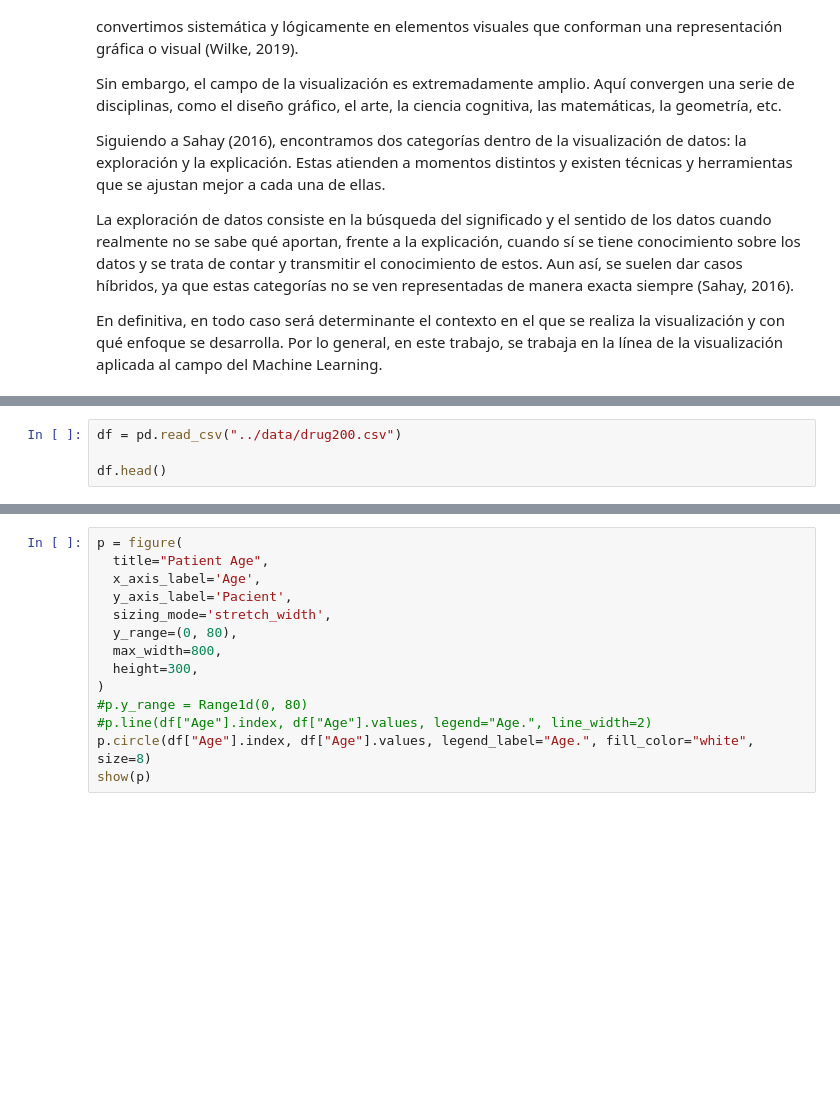
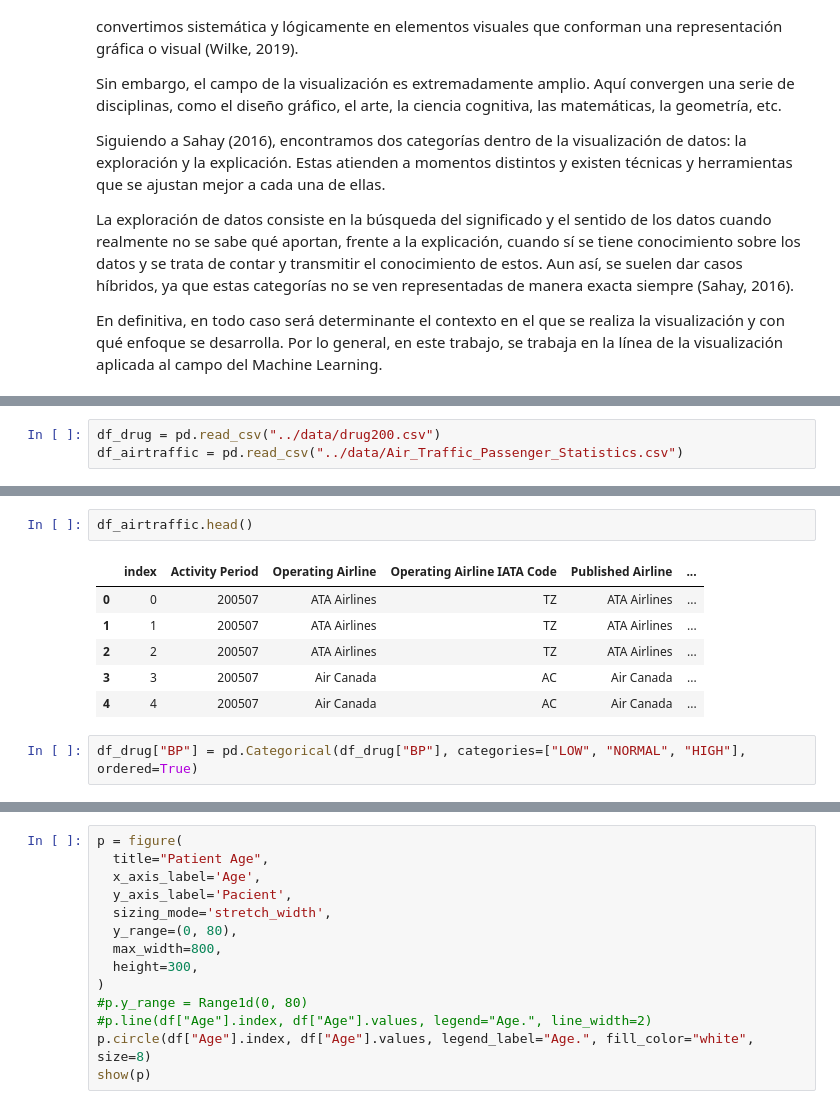
Before and after one commit to mrf1989/5rua-visualization, a Jupyter notebook: src/visualization.ipynb, the cells around one changed output, grey strips where cells are left out. Cells and saved outputs as stored; diff of their text form; blank space fills up the shorter version.

```diff
--- a/src/visualization.ipynb
+++ b/src/visualization.ipynb
@@ -219,4 +260,3 @@ Loading BokehJS ...
 # %%
-df = pd.read_csv("../data/drug200.csv")
-
-df.head()
+df_drug = pd.read_csv("../data/drug200.csv")
+df_airtraffic = pd.read_csv("../data/Air_Traffic_Passenger_Statistics.csv")
@@ -229,0 +284,11 @@ df.head()
+# %%
+df_airtraffic.head()
+# %% [output]
+|  | index | Activity Period | Operating Airline | Operating Airline IATA Code | Published Airline | ... |
+| 0 | 0 | 200507 | ATA Airlines | TZ | ATA Airlines | ... |
+| 1 | 1 | 200507 | ATA Airlines | TZ | ATA Airlines | ... |
+| 2 | 2 | 200507 | ATA Airlines | TZ | ATA Airlines | ... |
+| 3 | 3 | 200507 | Air Canada | AC | Air Canada | ... |
+| 4 | 4 | 200507 | Air Canada | AC | Air Canada | ... |
+# %%
+df_drug["BP"] = pd.Categorical(df_drug["BP"], categories=["LOW", "NORMAL", "HIGH"], ordered=True)
```
Also changed, not shown: parts of 16 cells of this notebook.
